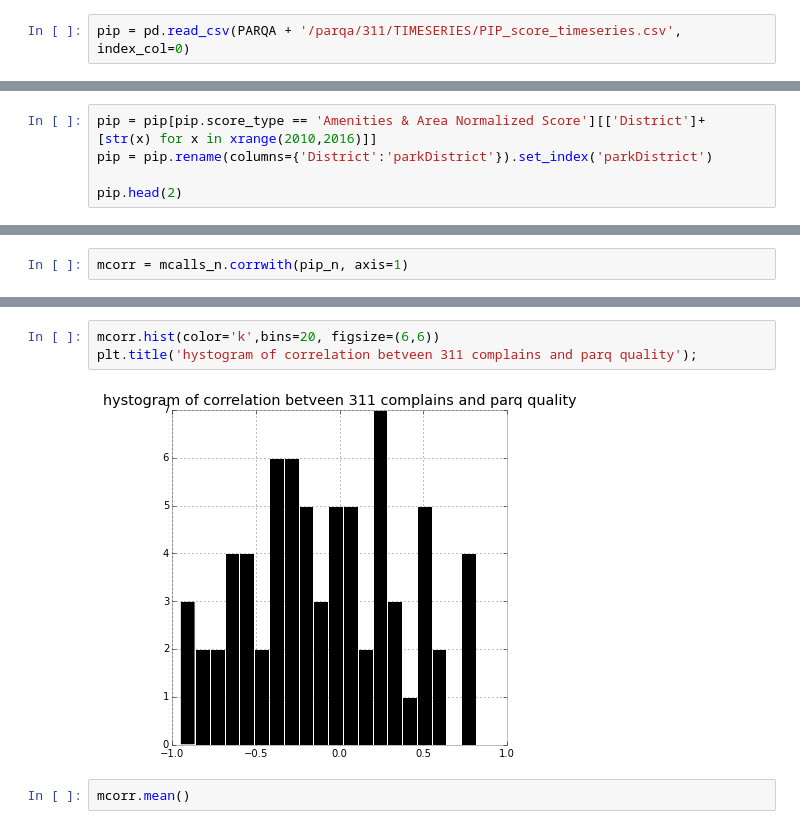
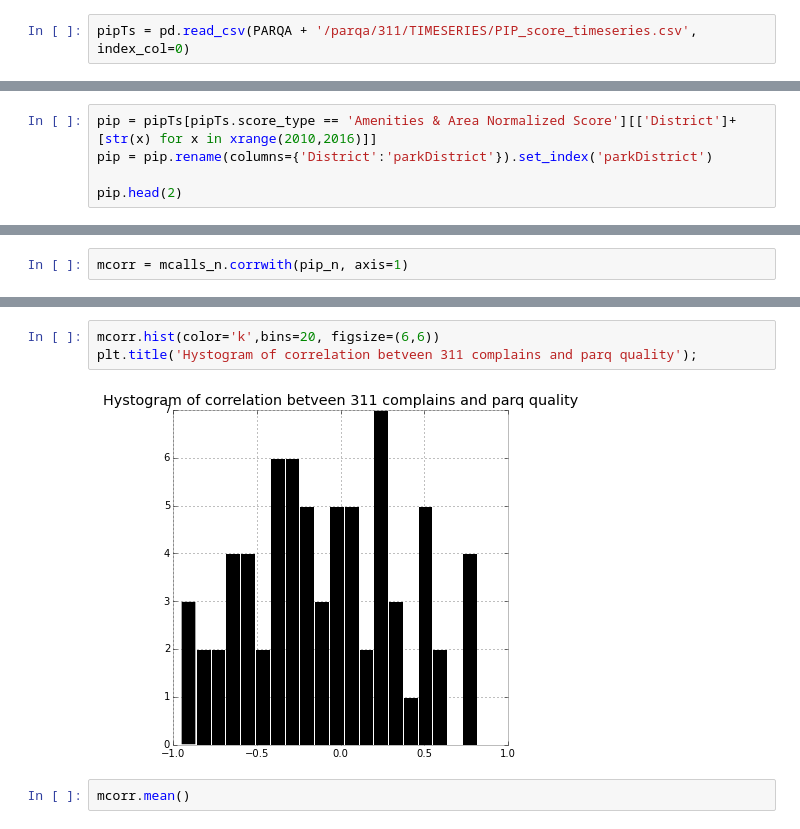
Before and after one commit to gdobler/parqa, a Jupyter notebook: 311/6_Timeseries_corellation.ipynb, the cells around one changed output, grey strips where cells are left out. Cells and saved outputs as stored; diff of their text form.

```diff
--- a/311/6_Timeseries_corellation.ipynb
+++ b/311/6_Timeseries_corellation.ipynb
@@ -21,7 +21,7 @@ Populating the interactive namespace from numpy and matplotlib
 # %%
 calls = pd.read_csv(PARQA +'/parqa/311/TIMESERIES/311_timeseries.csv').set_index('parkDistrict')
 # %%
-pip = pd.read_csv(PARQA + '/parqa/311/TIMESERIES/PIP_score_timeseries.csv', index_col=0)
+pipTs = pd.read_csv(PARQA + '/parqa/311/TIMESERIES/PIP_score_timeseries.csv', index_col=0)
 # %%
 calls.head(2)
 # %% [output]
@@ -30,7 +30,7 @@ calls.head(2)
 | B-01 | 363 | 353 | 374 | 397 | 564 | 619 |
 | B-02 | 339 | 396 | 282 | 463 | 566 | 614 |
 # %%
-pip = pip[pip.score_type == 'Amenities & Area Normalized Score'][['District']+ [str(x) for x in xrange(2010,2016)]]
+pip = pipTs[pipTs.score_type == 'Amenities & Area Normalized Score'][['District']+ [str(x) for x in xrange(2010,2016)]]
 pip = pip.rename(columns={'District':'parkDistrict'}).set_index('parkDistrict')
 
 pip.head(2)
@@ -139,8 +140,8 @@ plotCorr(mcorr)
 # %%
 mcorr.hist(color='k',bins=20, figsize=(6,6))
-plt.title('hystogram of correlation betveen 311 complains and parq quality');
+plt.title('Hystogram of correlation betveen 311 complains and parq quality');
 # %% [output]
-[figure, old version]
+[figure, new version]
 # %%
 mcorr.mean()
 # %% [output]
```
Also changed, not shown: parts of 16 cells of this notebook, 4 other files.
